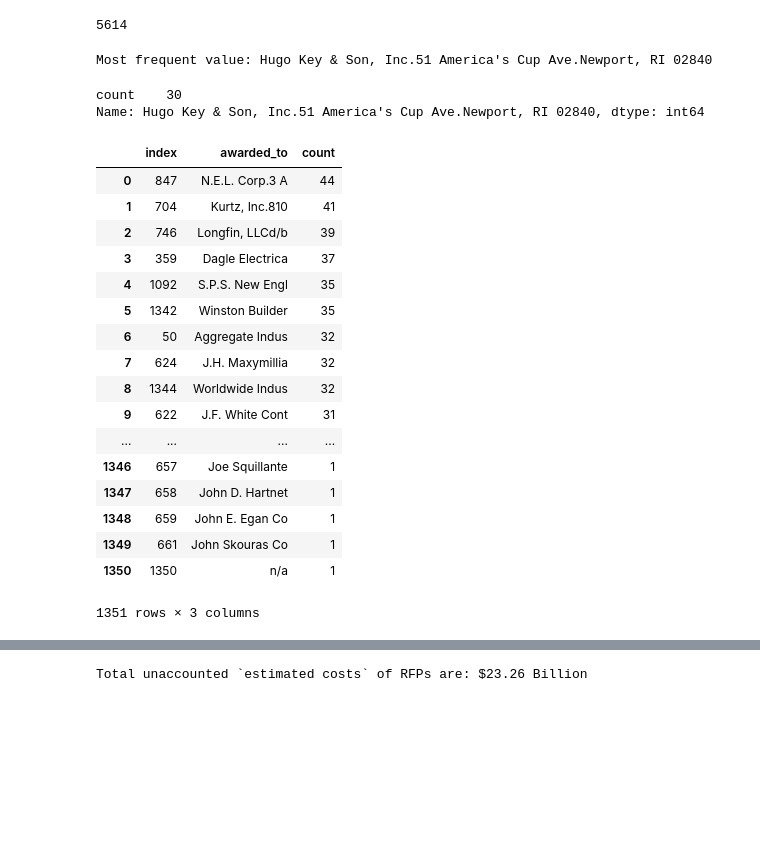
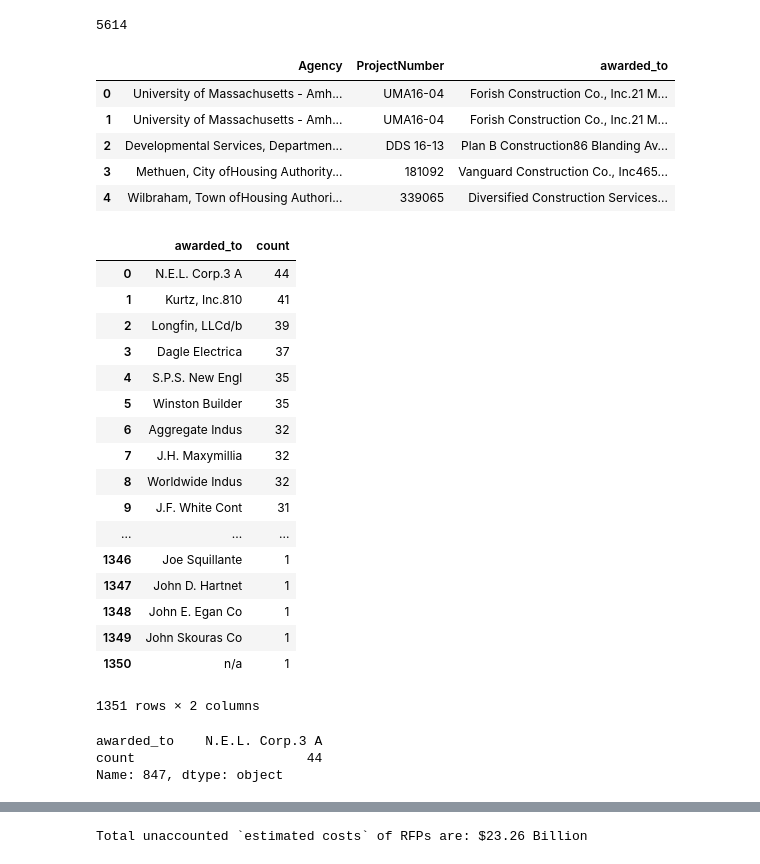
Before and after one commit to MASSInvestigators/CRAB-data-analysis, a Jupyter notebook: Untitled.ipynb, the cells around one changed output, grey strips where cells are left out. Drawn from its saved outputs; the diff is of its cells as text; code cells hidden in the pictures; blank space fills up the shorter version.

```diff
--- a/Untitled.ipynb
+++ b/Untitled.ipynb
@@ -62,51 +106,52 @@ intersect
 sum(1 for row in open('intersection.csv'))
 # %% [output]
 5614
-# %%
-from collections import Counter
-import csv
-
-filename='intersection.csv'
-with open(filename, 'r') as f:
-    column = (row[2] for row in csv.reader(f))
-    print("Most frequent value: {0}".format(Counter(column).most_common()[0][0]))
-# %% [output]
-Most frequent value: Hugo Key & Son, Inc.51 America's Cup Ave.Newport, RI 02840
 # %%
 res_df = pd.read_csv('intersection.csv', encoding="ISO-8859-1")
 new_df = res_df.groupby('awarded_to')['Agency'].agg(['count'])
-new_df.loc[new_df['count'].idxmax()]
+res_df.head()
 # %% [output]
-count    30
-Name: Hugo Key & Son, Inc.51 America's Cup Ave.Newport, RI 02840, dtype: int64
+|  | Agency | ProjectNumber | awarded_to |
+| 0 | University of Massachusetts - Amh... | UMA16-04 | Forish Construction Co., Inc.21 M... |
+| 1 | University of Massachusetts - Amh... | UMA16-04 | Forish Construction Co., Inc.21 M... |
+| 2 | Developmental Services, Departmen... | DDS 16-13 | Plan B Construction86 Blanding Av... |
+| 3 | Methuen, City ofHousing Authority... | 181092 | Vanguard Construction Co., Inc465... |
+| 4 | Wilbraham, Town ofHousing Authori... | 339065 | Diversified Construction Services... |
 # %%
 my_count = new_df.sort_values(['count'], ascending=[False]).reset_index()
 #my_count
 
 my_count['awarded_to'] = my_count['awarded_to'].apply(lambda x: x[:15])
 
 sum_count = my_count.groupby(['awarded_to'])['count'].sum().reset_index()
 
-sum_count.sort_values(['count'], ascending=[False]).reset_index()
+sum_count.sort_values(['count'], ascending=[False]).reset_index().drop('index', axis=1)
 # %% [output]
-|  | index | awarded_to | count |
-| 0 | 847 | N.E.L. Corp.3 A | 44 |
-| 1 | 704 | Kurtz, Inc.810 | 41 |
-| 2 | 746 | Longfin, LLCd/b | 39 |
-| 3 | 359 | Dagle Electrica | 37 |
-| 4 | 1092 | S.P.S. New Engl | 35 |
-| 5 | 1342 | Winston Builder | 35 |
-| 6 | 50 | Aggregate Indus | 32 |
-| 7 | 624 | J.H. Maxymillia | 32 |
-| 8 | 1344 | Worldwide Indus | 32 |
-| 9 | 622 | J.F. White Cont | 31 |
-| ... | ... | ... | ... |
-| 1346 | 657 | Joe Squillante | 1 |
-| 1347 | 658 | John D. Hartnet | 1 |
-| 1348 | 659 | John E. Egan Co | 1 |
-| 1349 | 661 | John Skouras Co | 1 |
-| 1350 | 1350 | n/a | 1 |
+|  | awarded_to | count |
+| 0 | N.E.L. Corp.3 A | 44 |
+| 1 | Kurtz, Inc.810 | 41 |
+| 2 | Longfin, LLCd/b | 39 |
+| 3 | Dagle Electrica | 37 |
+| 4 | S.P.S. New Engl | 35 |
+| 5 | Winston Builder | 35 |
+| 6 | Aggregate Indus | 32 |
+| 7 | J.H. Maxymillia | 32 |
+| 8 | Worldwide Indus | 32 |
+| 9 | J.F. White Cont | 31 |
+| ... | ... | ... |
+| 1346 | Joe Squillante | 1 |
+| 1347 | John D. Hartnet | 1 |
+| 1348 | John E. Egan Co | 1 |
+| 1349 | John Skouras Co | 1 |
+| 1350 | n/a | 1 |
-1351 rows × 3 columns
+1351 rows × 2 columns
+# %%
+# Company to which maximum contracts are awarded
+sum_count.loc[sum_count['count'].idxmax()]
+# %% [output]
+awarded_to    N.E.L. Corp.3 A
+count                      44
+Name: 847, dtype: object
 # %%
 # Difference of `intersection` and `general` dataframes
 df_diff_general = df_general[~df_general.ProjectNumber.isin(res_df.ProjectNumber.values)]
```
Also changed, not shown: parts of 3 cells of this notebook.
